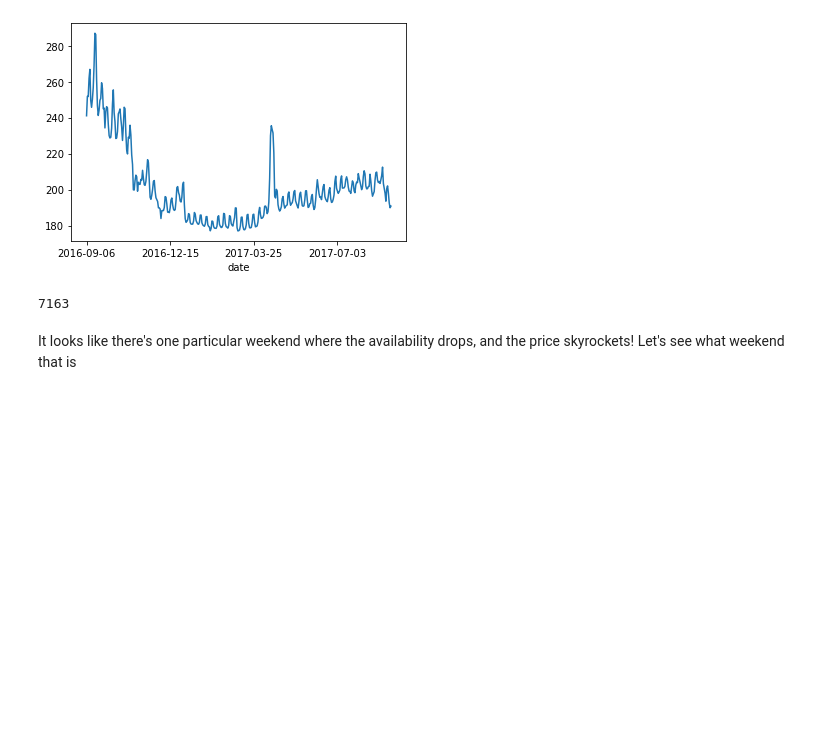
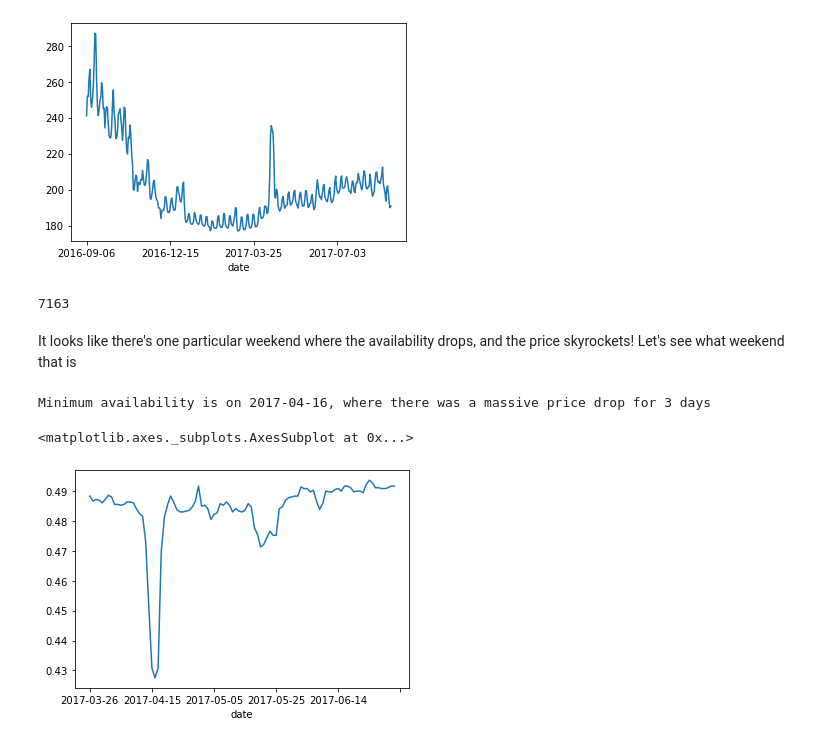
Before and after one commit to ogurashi/Boston-AirBnB-Analysis, a Jupyter notebook: rentals.ipynb, the cells around one changed output. Drawn from its saved outputs; the diff is of its cells as text; code cells hidden in the pictures; blank space fills up the shorter version.

```diff
--- a/rentals.ipynb
+++ b/rentals.ipynb
@@ -364,3 +346,12 @@ vacant[vacant['available']== 1]['price'].max()
 # %% [markdown]
 It looks like there's one particular weekend where the availability drops, and the price skyrockets!
 Let's see what weekend that is
+# %%
+availability_in_spike_range = calendar[(calendar['date']>'2017-03-25') & (calendar['date']<'2017-07-03')].groupby(by = 'date')['available'].mean()
+# %%
+print('Minimum availability is on {}, where there was a massive price drop for 3 days'.format(availability_in_spike_range[availability_in_spike_range == availability_in_spike_range.min()].keys()[0]))
+availability_in_spike_range.plot()#[availability_in_spike_range == availability_in_spike_range.min()]
+# %% [output]
+Minimum availability is on 2017-04-16, where there was a massive price drop for 3 days
+<matplotlib.axes._subplots.AxesSubplot at 0x...>
+[figure, added]
```
Also changed, not shown: parts of 42 cells of this notebook.
